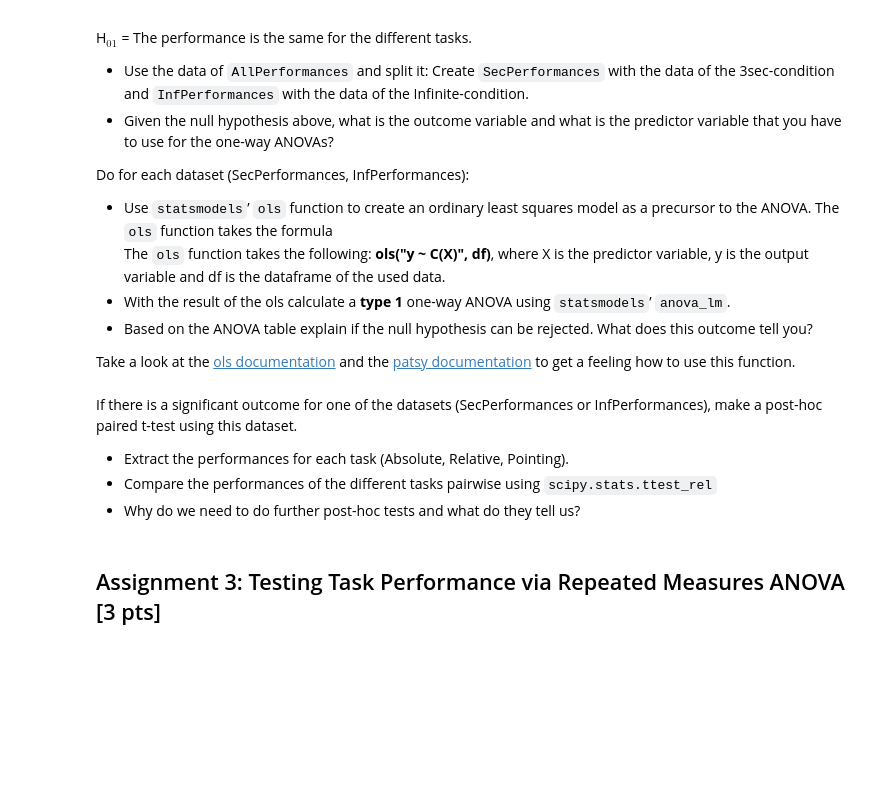
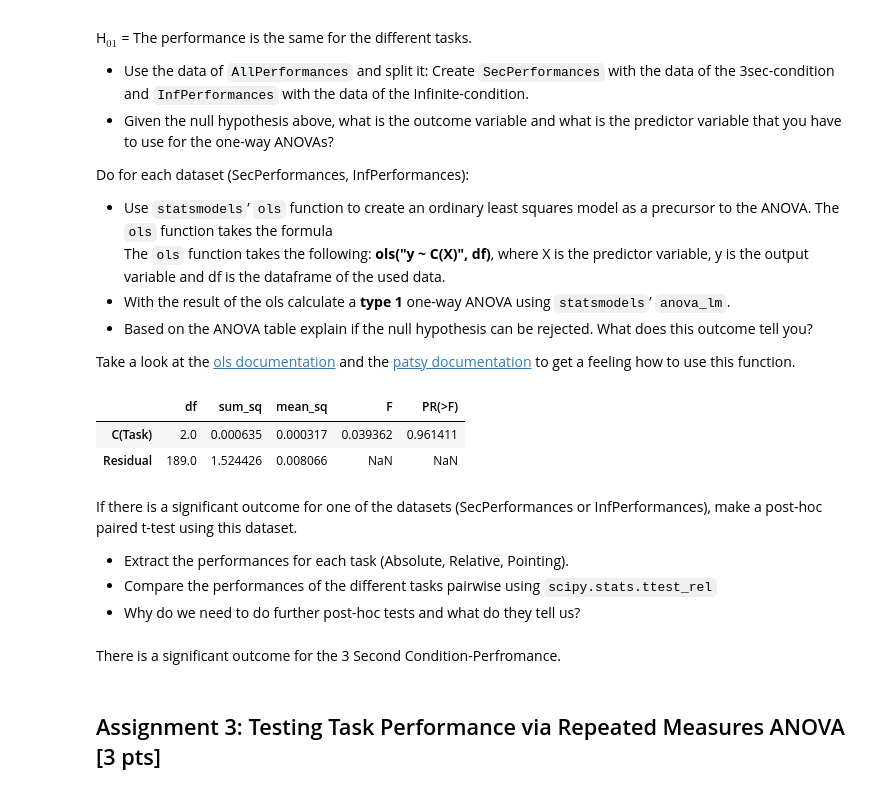
Before and after one commit to NBP-ACC/week-6-acc_9, a Jupyter notebook: sheet04.ipynb, the cells around one changed output. Cells and saved outputs as stored; diff of their text form; code cells hidden in the pictures; blank space fills up the shorter version.

````diff
--- a/sheet04.ipynb
+++ b/sheet04.ipynb
@@ -160,24 +151,31 @@ Take a look at the [ols documentation](https://www.statsmodels.org/stable/index.
 # %%
 # TODO
 #Split the Performance Data
-AllPerformances.head()
 SecPerformances = AllPerformances[AllPerformances['Time']=='3sec']
 InfPerformances = AllPerformances[AllPerformances['Time']=='Infinite']
 
-#OUr outcome variable is the Performance and our independant variables are the Reaction times
+#OUr outcome variable is the Performance and our independant variables are the Tasks
 
+#ordinary least squares model for 3Second Condition
 model4=ols('Performance~C(Task)', SecPerformances).fit()
-model5=ols('Performance~C(Task)', SecPerformances).fit()
+#ordinary least squares model for Infinite Time Condition
+model5=ols('Performance~C(Task)', InfPerformances).fit()
 
 aov_table1 =anova_lm(model4, typ=1)
 aov_table1
-aov_table2 =anova_lm(model5, typ=1)
-aov_table2
+#aov_table2 =anova_lm(model5, typ=1)
+#aov_table2
+# %% [output]
+|  | df | sum_sq | mean_sq | F | PR(>F) |
+| C(Task) | 2.0 | 0.000635 | 0.000317 | 0.039362 | 0.961411 |
+| Residual | 189.0 | 1.524426 | 0.008066 | NaN | NaN |
 # %% [markdown]
 If there is a significant outcome for one of the datasets (SecPerformances or InfPerformances), make a post-hoc paired t-test using this dataset.
 
 - Extract the performances for each task (Absolute, Relative, Pointing).
 - Compare the performances of the different tasks pairwise using ```scipy.stats.ttest_rel```
 - Why do we need to do further post-hoc tests and what do they tell us?
+# %% [markdown]
+There is a significant outcome for the 3 Second Condition-Perfromance.
 # %%
 # TODO
````
Also changed, not shown: parts of 8 cells of this notebook.
